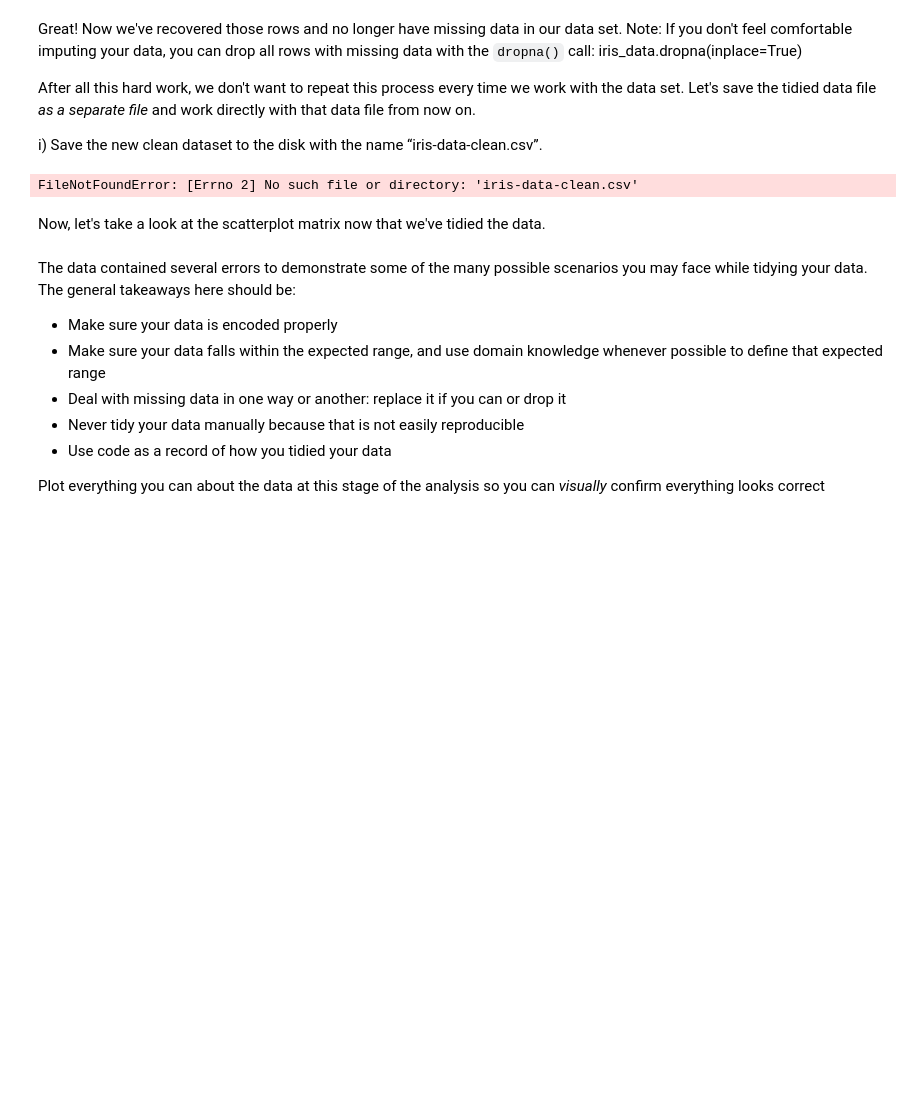
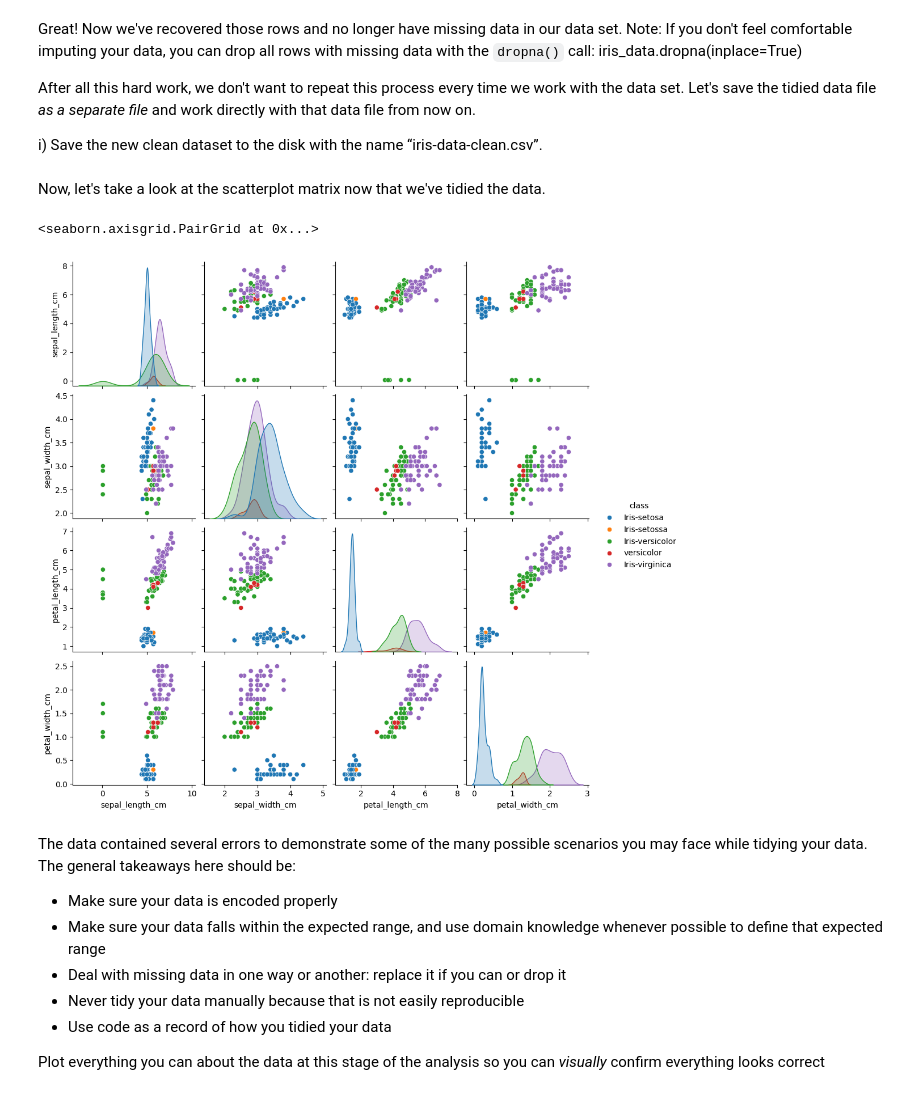
Before and after one commit to alexandre2004costa/IA_project2, a Jupyter notebook: Exercise5_IART_SupervisedLearning_Notebook/Exercise5_SupervisedLearning_ToComplete.ipynb, the cells around one changed output. Saved outputs shown, nothing was run; the diff lists cells and outputs as text; code cells hidden in the pictures; blank space fills up the shorter version.

```diff
--- a/Exercise5_IART_SupervisedLearning_Notebook/Exercise5_SupervisedLearning_ToComplete.ipynb
+++ b/Exercise5_IART_SupervisedLearning_Notebook/Exercise5_SupervisedLearning_ToComplete.ipynb
@@ -438,16 +448,16 @@ After all this hard work, we don't want to repeat this process every time we wor
 
 i)	Save the new clean dataset to the disk with the name “iris-data-clean.csv”.
 # %%
-# Your Code Here
-# ...
+iris_data.to_csv("iris-data-clean.csv", index=False)
 
 iris_data_clean = pd.read_csv('iris-data-clean.csv')
-# %% [output]
-FileNotFoundError: [Errno 2] No such file or directory: 'iris-data-clean.csv'
 # %% [markdown]
 Now, let's take a look at the scatterplot matrix now that we've tidied the data.
 # %%
-sb.pairplot(iris_data_clean, hue='class')
+sns.pairplot(iris_data_clean, hue='class')
+# %% [output]
+<seaborn.axisgrid.PairGrid at 0x...>
+[figure, added]
 # %% [markdown]
 The data contained several errors to demonstrate some of the many possible scenarios you may face while tidying your data. The general takeaways here should be:
 - Make sure your data is encoded properly
```
Also changed, not shown: parts of 14 cells of this notebook, 5 other files.
